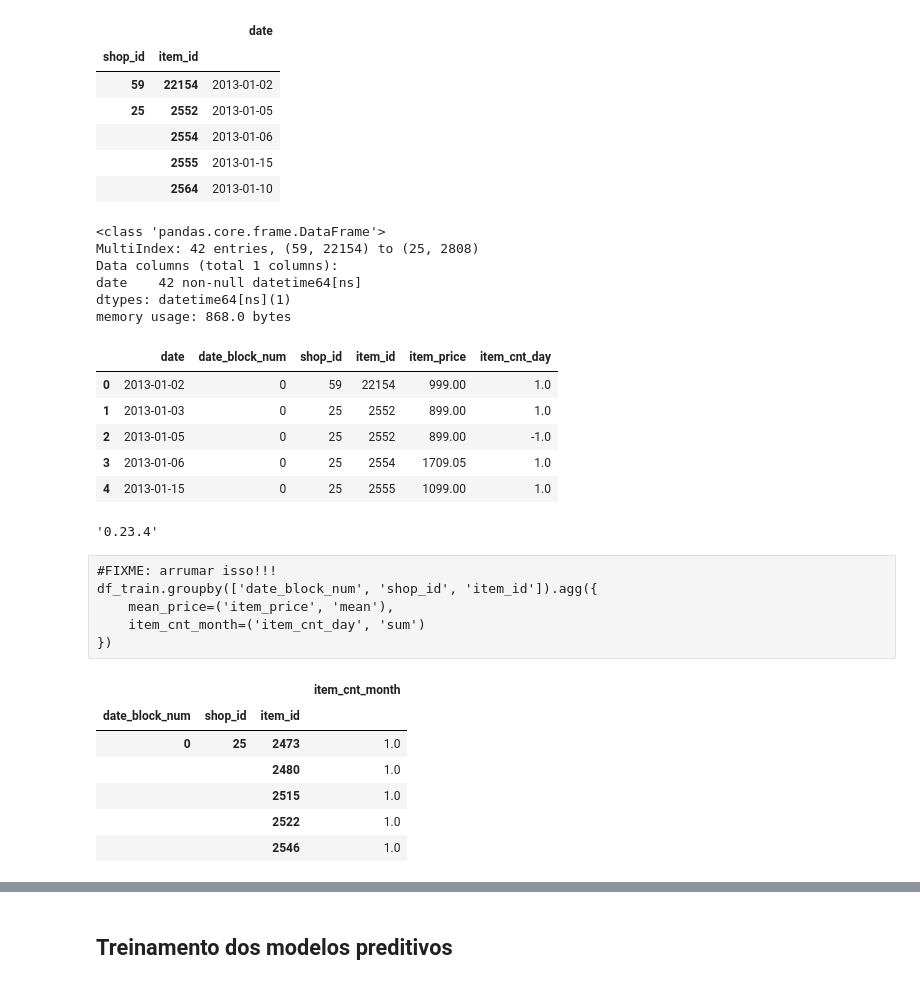
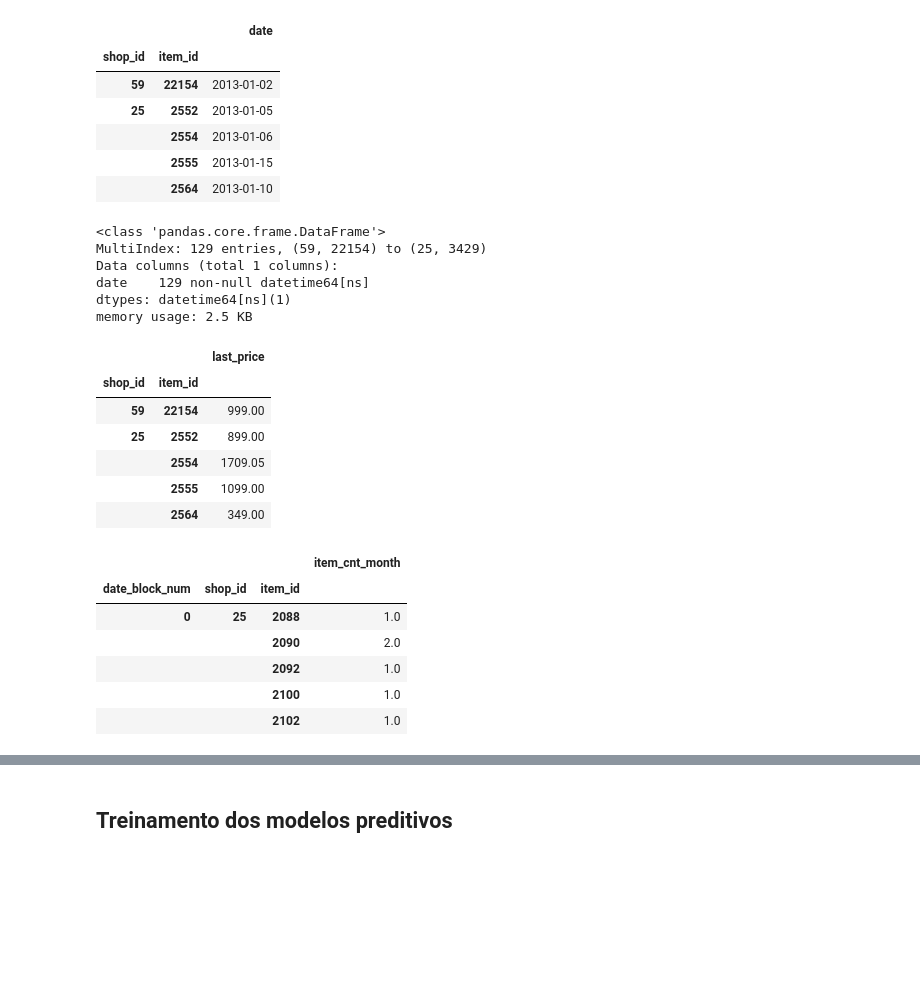
Before and after one commit to hjort/ai-labs, a Jupyter notebook: jupyter/future-sales/Predict Future Sales in Russia - Hjort.ipynb, the cells around one changed output, grey strips where cells are left out. Cells and saved outputs as stored; diff of their text form; code cells hidden in the pictures; blank space fills up the shorter version.

Commit message:
Sales Russia

```diff
--- a/jupyter/future-sales/Predict Future Sales in Russia - Hjort.ipynb
+++ b/jupyter/future-sales/Predict Future Sales in Russia - Hjort.ipynb
@@ -478,7 +474,7 @@ df_items2.describe()
 ## Sales (training)
 # %%
 dateparse = lambda x: pd.datetime.strptime(x, '%d.%m.%Y')
-df_train = pd.read_csv(input_prefix + 'sales_train.csv', nrows=100,
+df_train = pd.read_csv(input_prefix + 'sales_train.csv', nrows=300, # somente primeiras linhas!
                        parse_dates=['date'], date_parser=dateparse)
 print('shape:', df_train.shape)
 df_train.head()
@@ -535,30 +531,25 @@ df_maxdates.head()
 df_maxdates.info()
 # %% [output]
 <class 'pandas.core.frame.DataFrame'>
-MultiIndex: 42 entries, (59, 22154) to (25, 2808)
+MultiIndex: 129 entries, (59, 22154) to (25, 3429)
 Data columns (total 1 columns):
-date    42 non-null datetime64[ns]
+date    129 non-null datetime64[ns]
 dtypes: datetime64[ns](1)
-memory usage: 868.0 bytes
+memory usage: 2.5 KB
 # %%
-#TODO: obter último valor de venda de cada par (loja, produto)
-#df_train['last_sale'] = df_maxdates
-#df_train['last_price'] = ??
-df_train.head()
+# obter último valor de venda de cada par (loja, produto)
+df_lastprices = pd.merge(df_maxdates,
+                         df_train.drop(['date_block_num', 'item_cnt_day'], axis=1),
+                         how='right', on=['shop_id', 'item_id', 'date']).\
+                            drop(['date'], axis=1).\
+                            set_index(['shop_id', 'item_id']).\
+                            rename(columns={'item_price': 'last_price'})
+df_lastprices.head()
 # %% [output]
-|  | date | date_block_num | shop_id | item_id | item_price | item_cnt_day |
-| 0 | 2013-01-02 | 0 | 59 | 22154 | 999.00 | 1.0 |
-| 1 | 2013-01-03 | 0 | 25 | 2552 | 899.00 | 1.0 |
-| 2 | 2013-01-05 | 0 | 25 | 2552 | 899.00 | -1.0 |
-| 3 | 2013-01-06 | 0 | 25 | 2554 | 1709.05 | 1.0 |
-| 4 | 2013-01-15 | 0 | 25 | 2555 | 1099.00 | 1.0 |
+|  |  | last_price |
+| shop_id | item_id |  |
+| 59 | 22154 | 999.00 |
+| 25 | 2552 | 899.00 |
+|  | 2554 | 1709.05 |
+|  | 2555 | 1099.00 |
+|  | 2564 | 349.00 |
-# %%
-pd.__version__
-# %% [output]
-'0.23.4'
-# %% [raw]
-#FIXME: arrumar isso!!!
-df_train.groupby(['date_block_num', 'shop_id', 'item_id']).agg({
-    mean_price=('item_price', 'mean'),
-    item_cnt_month=('item_cnt_day', 'sum')
-})
@@ -565,13 +558,13 @@ df_train.groupby(['date_block_num', 'shop_id', 'item_id']).agg({
 # %%
-# calcular quantidade total de produtos vendidos para cada loja por mês
+# calcular quantidade total de vendas para cada produto e loja por mês
 df_sumitems = (df_train.groupby(['date_block_num', 'shop_id', 'item_id'])['item_cnt_day'].sum()).to_frame()
 df_sumitems.columns = ['item_cnt_month']
 df_sumitems.head()
 # %% [output]
 |  |  |  | item_cnt_month |
 | date_block_num | shop_id | item_id |  |
-| 0 | 25 | 2473 | 1.0 |
-|  |  | 2480 | 1.0 |
-|  |  | 2515 | 1.0 |
-|  |  | 2522 | 1.0 |
-|  |  | 2546 | 1.0 |
+| 0 | 25 | 2088 | 1.0 |
+|  |  | 2090 | 2.0 |
+|  |  | 2092 | 1.0 |
+|  |  | 2100 | 1.0 |
+|  |  | 2102 | 1.0 |
```
Also changed, not shown: parts of 86 cells of this notebook, 4 other files.
